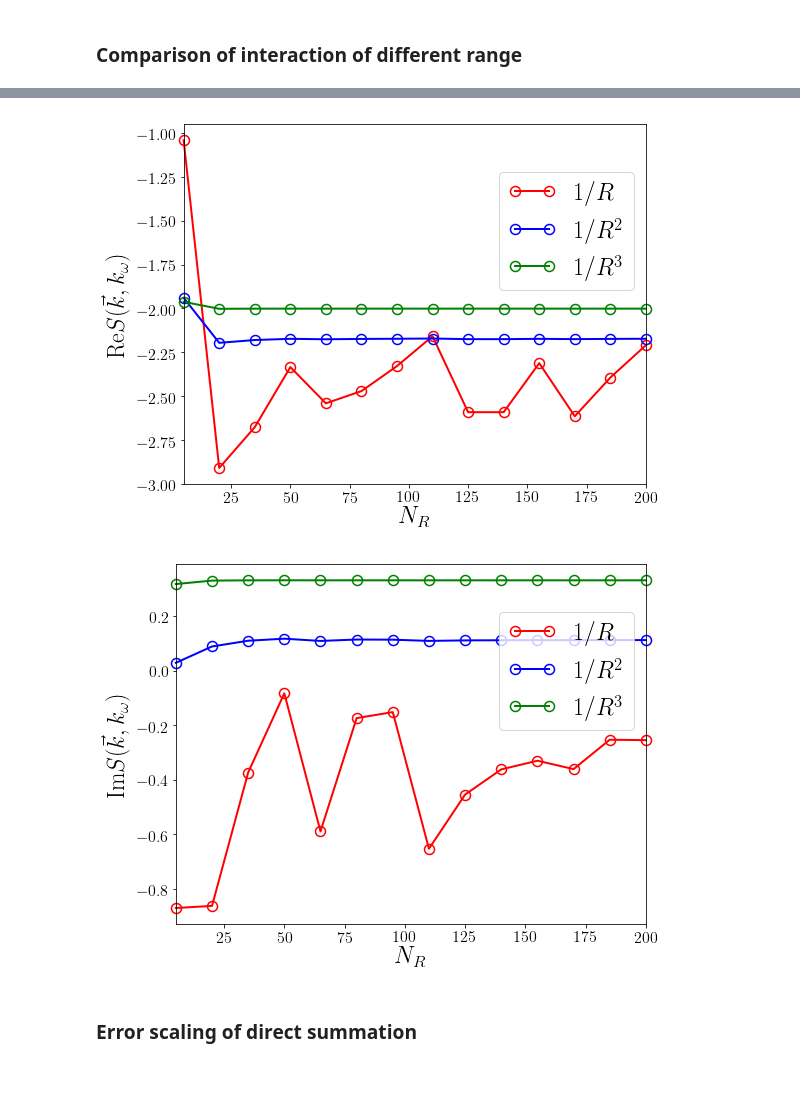
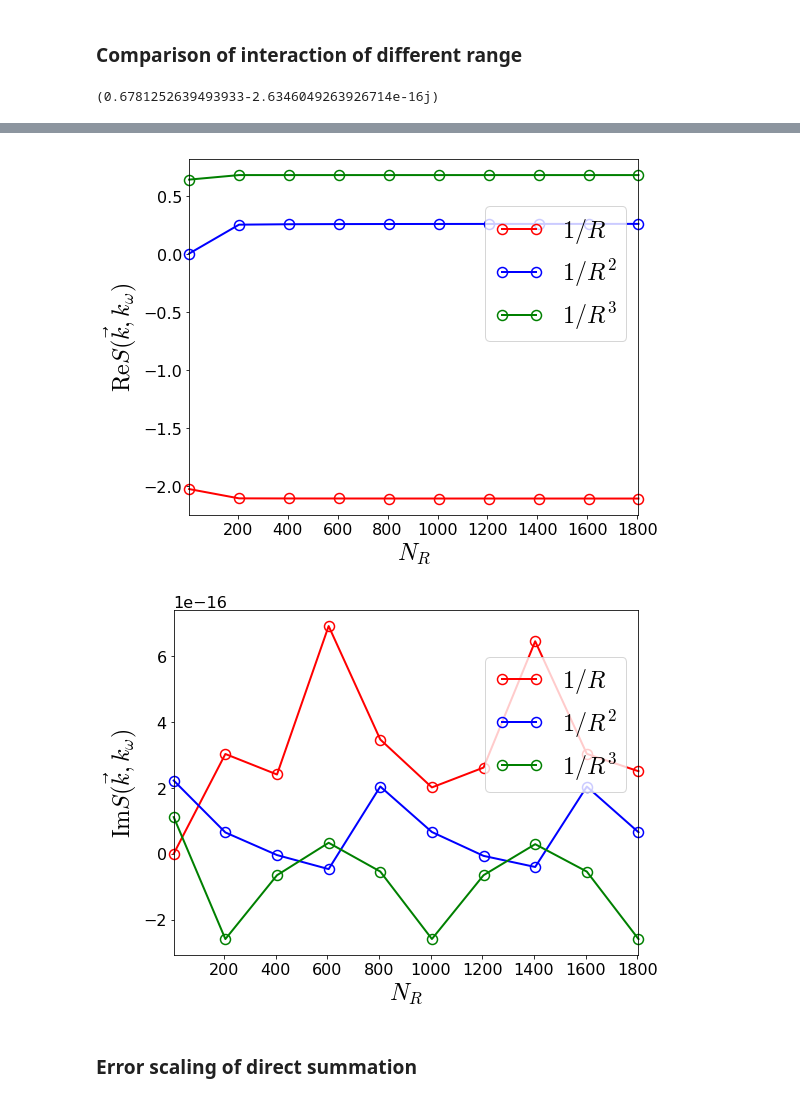
Before and after one commit to 711er/cde, a Jupyter notebook: cde-2d.ipynb, the cells around one changed output, grey strips where cells are left out. Cells and saved outputs as stored; diff of their text form; code cells hidden in the pictures.

```diff
--- a/cde-2d.ipynb
+++ b/cde-2d.ipynb
@@ -901,12 +886,16 @@ plt.show()
 # %% [markdown]
 ### Comparison of interaction of different range
+# %%
+Rsum_direct(fR3, 100, r0, kvec, kw, lat_test)
+# %% [output]
+(0.6781252639493933-2.6346049263926714e-16j)
 # %%
 # Sample calculation for 1/R, 1/R^2 and 1/R^3 lattice sums
 r0 = [0, 0, 0]
 kvec = [0.3*twopi, 0, 0]
-kw = 0.5*twopi
-lat_test = square0
-nums = np.arange(5, 205, 15)
+kw = 0.0*twopi
+lat_test = square
+nums = np.arange(5, 2000, 200)
 
 fR1 = lambda Rvec: fRn(Rvec, 1)
 fR2 = lambda Rvec: fRn(Rvec, 2)
@@ -964,5 +953,5 @@ Wall time: 306 ms
-[figure, old version]
+[figure, new version]
-[figure, old version]
+[figure, new version]
 # %% [markdown]
 ### Error scaling of direct summation
 # %%
```
Also changed, not shown: parts of 52 cells of this notebook.
